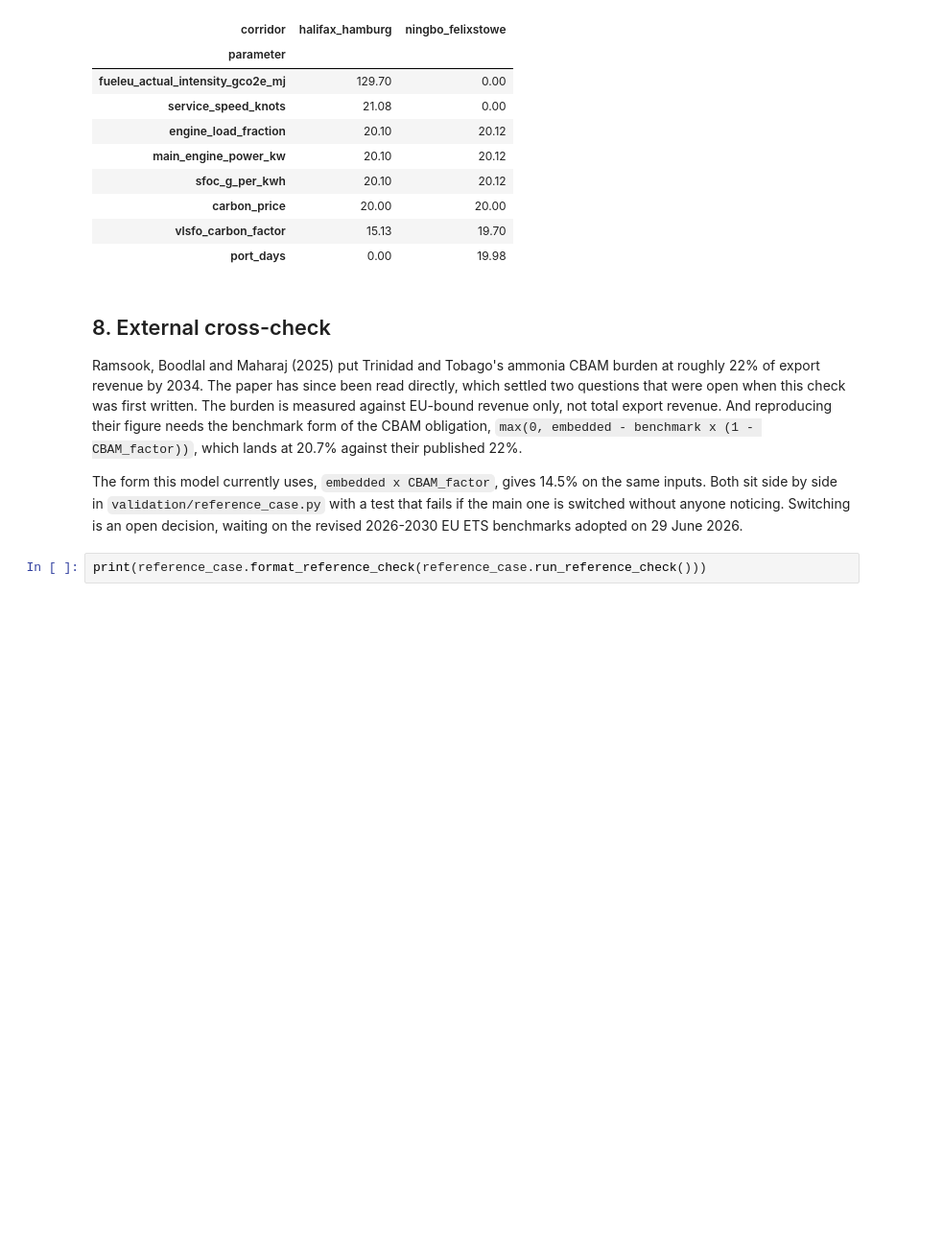
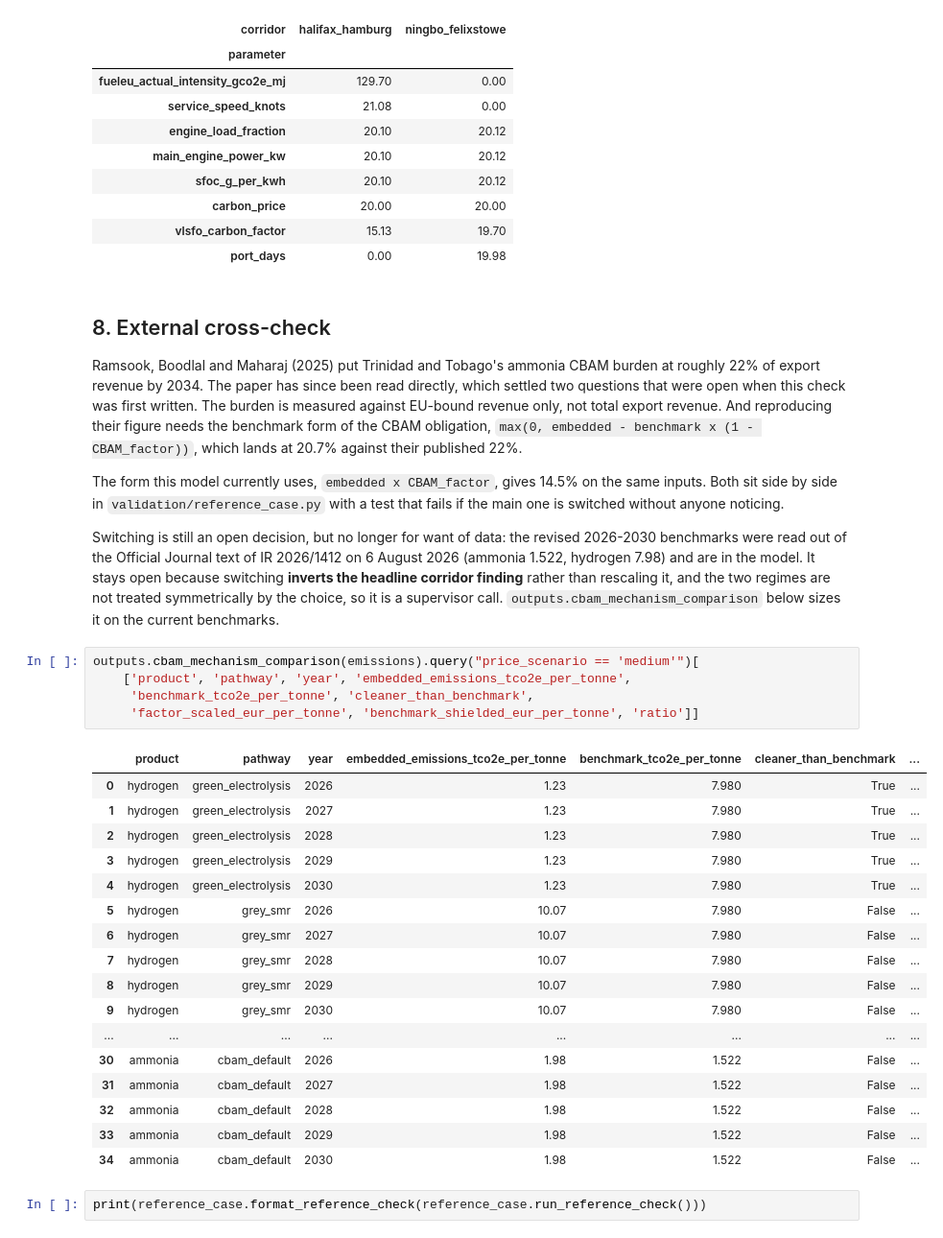
Before and after one commit to Samir-Abuisneneh/cbam-dashboard, a Jupyter notebook: run_model.ipynb, the cells around one changed output. Shown at 96% size. Cells and saved outputs as stored; diff of their text form; blank space fills up the shorter version.

```diff
--- a/run_model.ipynb
+++ b/run_model.ipynb
@@ -389,8 +404,36 @@ revenue. And reproducing their figure needs the benchmark form of the CBAM oblig
 
 The form this model currently uses, `embedded x CBAM_factor`, gives 14.5% on the same inputs. Both sit side
 by side in `validation/reference_case.py` with a test that fails if the main one is switched without anyone
-noticing. Switching is an open decision, waiting on the revised 2026-2030 EU ETS benchmarks adopted on
-29 June 2026.
+noticing.
+
+Switching is still an open decision, but no longer for want of data: the revised 2026-2030 benchmarks
+were read out of the Official Journal text of IR 2026/1412 on 6 August 2026 (ammonia 1.522, hydrogen
+7.98) and are in the model. It stays open because switching **inverts the headline corridor finding**
+rather than rescaling it, and the two regimes are not treated symmetrically by the choice, so it is a
+supervisor call. `outputs.cbam_mechanism_comparison` below sizes it on the current benchmarks.
+# %%
+outputs.cbam_mechanism_comparison(emissions).query("price_scenario == 'medium'")[
+    ['product', 'pathway', 'year', 'embedded_emissions_tco2e_per_tonne',
+     'benchmark_tco2e_per_tonne', 'cleaner_than_benchmark',
+     'factor_scaled_eur_per_tonne', 'benchmark_shielded_eur_per_tonne', 'ratio']]
+# %% [output]
+|  | product | pathway | year | embedded_emissions_tco2e_per_tonne | benchmark_tco2e_per_tonne | cleaner_than_benchmark | ... |
+| 0 | hydrogen | green_electrolysis | 2026 | 1.23 | 7.980 | True | ... |
+| 1 | hydrogen | green_electrolysis | 2027 | 1.23 | 7.980 | True | ... |
+| 2 | hydrogen | green_electrolysis | 2028 | 1.23 | 7.980 | True | ... |
+| 3 | hydrogen | green_electrolysis | 2029 | 1.23 | 7.980 | True | ... |
+| 4 | hydrogen | green_electrolysis | 2030 | 1.23 | 7.980 | True | ... |
+| 5 | hydrogen | grey_smr | 2026 | 10.07 | 7.980 | False | ... |
+| 6 | hydrogen | grey_smr | 2027 | 10.07 | 7.980 | False | ... |
+| 7 | hydrogen | grey_smr | 2028 | 10.07 | 7.980 | False | ... |
+| 8 | hydrogen | grey_smr | 2029 | 10.07 | 7.980 | False | ... |
+| 9 | hydrogen | grey_smr | 2030 | 10.07 | 7.980 | False | ... |
+| ... | ... | ... | ... | ... | ... | ... | ... |
+| 30 | ammonia | cbam_default | 2026 | 1.98 | 1.522 | False | ... |
+| 31 | ammonia | cbam_default | 2027 | 1.98 | 1.522 | False | ... |
+| 32 | ammonia | cbam_default | 2028 | 1.98 | 1.522 | False | ... |
+| 33 | ammonia | cbam_default | 2029 | 1.98 | 1.522 | False | ... |
+| 34 | ammonia | cbam_default | 2030 | 1.98 | 1.522 | False | ... |
 # %%
 print(reference_case.format_reference_check(reference_case.run_reference_check()))
 # %% [output]
```
Also changed, not shown: parts of 11 cells of this notebook, 32 other files.
